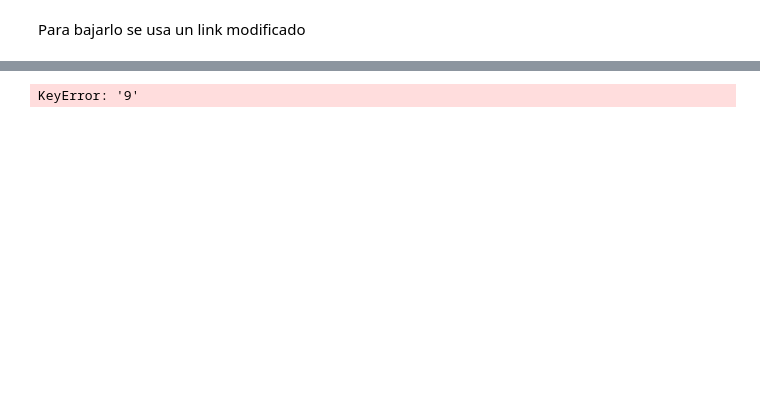
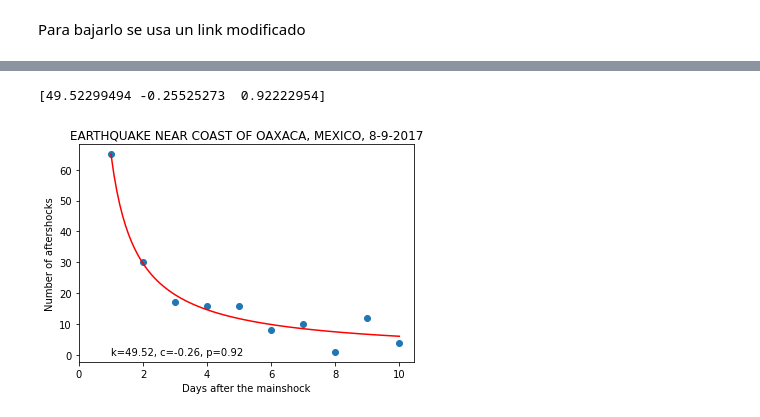
Before and after one commit to beacosenza/repligirls, a Jupyter notebook: Proyecto_repligirls.ipynb, the cells around one changed output, grey strips where cells are left out. Drawn from its saved outputs; the diff is of its cells as text; code cells hidden in the pictures; blank space fills up the shorter version.

```diff
--- a/Proyecto_repligirls.ipynb
+++ b/Proyecto_repligirls.ipynb
@@ -108,5 +261,46 @@ df
 # %%
-df["9"] = df["9"].replace(",", " ")
-df
+interv=24*3600 #1 dia
+tmax=df ['t']. max ()
+bot=0
+n=int(np.ceil(tmax / interv))
+t=[]
+a_shock=[]
+
+for num in range(1,n+1):
+    top=interv*num
+    #print(top,bot)
+    a_shock.append(df.t[(df.t>bot) & (df.t<=top)].count())
+    t.append(num)
+    #print(a_shock)
+    #print(t)
+    bot=top
+    #print(bot)
+def model_f(t,k,c,p):
+  return k/(c+t)**p
+
+popt, pcov = curve_fit(model_f, t, a_shock)
+print(popt)
+
+k_opt, c_opt, p_opt = popt
+x_model = np.linspace(min(t), max(t), 100)
+#y_model=x_model**popt
+y_model = model_f(x_model, k_opt, c_opt, p_opt)
+
+
+plt.plot(t,a_shock,'o')
+plt.plot(x_model, y_model,'r')
+plt.xlim((0))
+plt.xlabel("Days after the mainshock")
+plt.ylabel("Number of aftershocks")
+plt.title("EARTHQUAKE "+main_loc+", "+str(int(main_day))+"-"+str(int(main_month))+"-"+str(int(main_year)))
+plt.text(1, 1,'k='+str(round(k_opt,2))+', c='+str(round(c_opt,2))+', p='+str(round(p_opt,2)), horizontalalignment='left',
+     verticalalignment='center')
+plt.savefig('figs_num_time/'+main_loc+", "+str(int(main_day))+"-"+str(int(main_month))+"-"+str(int(main_year)))
+plt.show()
+
+#df.t[df.t>0].count()
+
+#print(interv, tmax, m)
 # %% [output]
-KeyError: '9'
+[49.52299494 -0.25525273  0.92222954]
+[figure, added]
```
Also changed, not shown: parts of 17 cells of this notebook.
